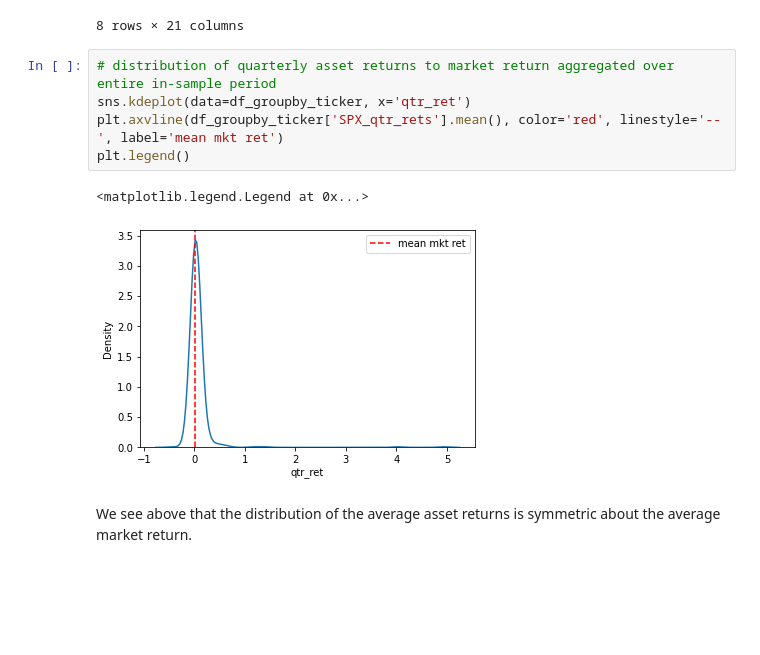
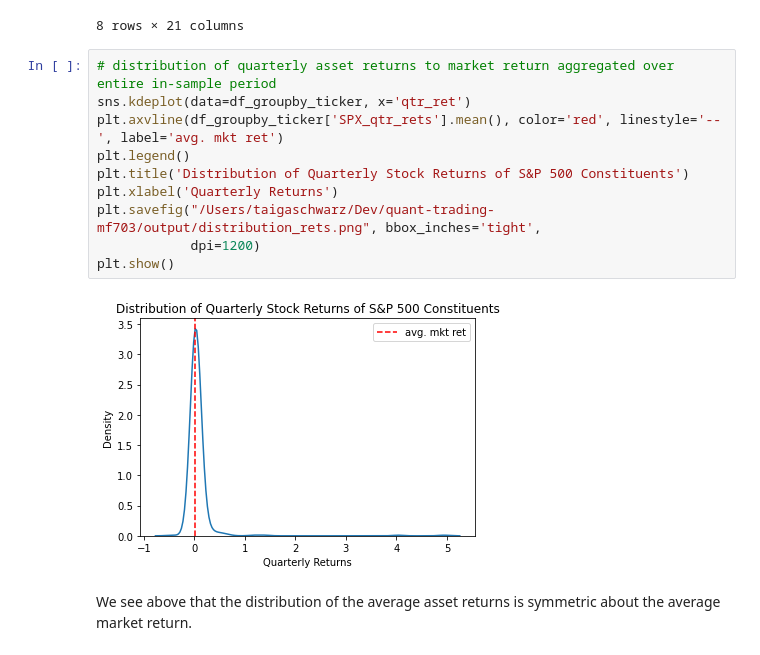
Before and after one commit to taigaschwarz/quant-trading-mf703, a Jupyter notebook: stock-selection.ipynb, the cells around one changed output. Saved outputs shown, nothing was run; the diff lists cells and outputs as text; blank space fills up the shorter version.

```diff
--- a/stock-selection.ipynb
+++ b/stock-selection.ipynb
@@ -561,11 +640,15 @@ df_groupby_ticker.describe()
 # %%
 # distribution of quarterly asset returns to market return aggregated over entire in-sample period
 sns.kdeplot(data=df_groupby_ticker, x='qtr_ret')
-plt.axvline(df_groupby_ticker['SPX_qtr_rets'].mean(), color='red', linestyle='--', label='mean mkt ret')
+plt.axvline(df_groupby_ticker['SPX_qtr_rets'].mean(), color='red', linestyle='--', label='avg. mkt ret')
 plt.legend()
+plt.title('Distribution of Quarterly Stock Returns of S&P 500 Constituents')
+plt.xlabel('Quarterly Returns')
+plt.savefig("/Users/taigaschwarz/Dev/quant-trading-mf703/output/distribution_rets.png", bbox_inches='tight',
+            dpi=1200)
+plt.show()
 # %% [output]
-<matplotlib.legend.Legend at 0x...>
-[figure, old version]
+[figure, new version]
 # %% [markdown]
 We see above that the distribution of the average asset returns is symmetric about the average market return.
 # %% [markdown]
```
Also changed, not shown: parts of 33 cells of this notebook, 7 other files.
